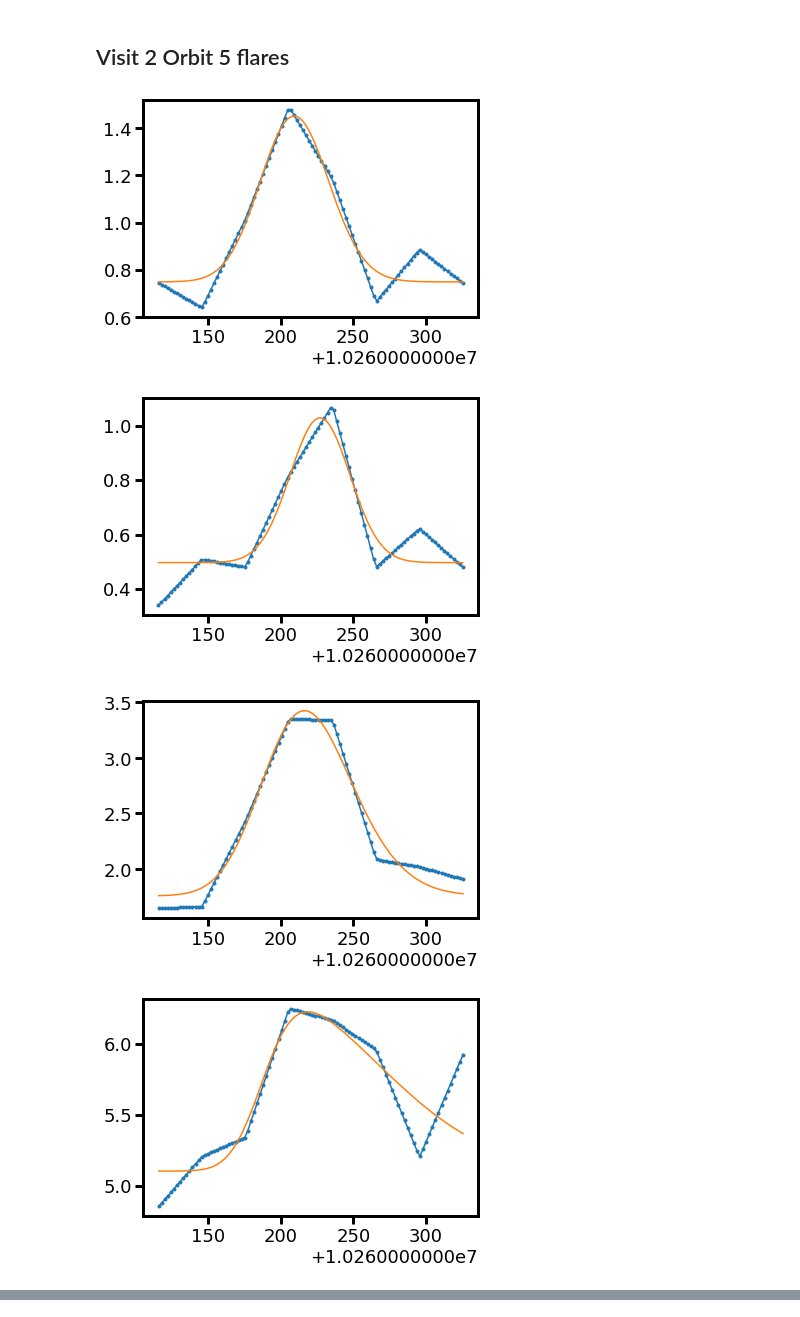
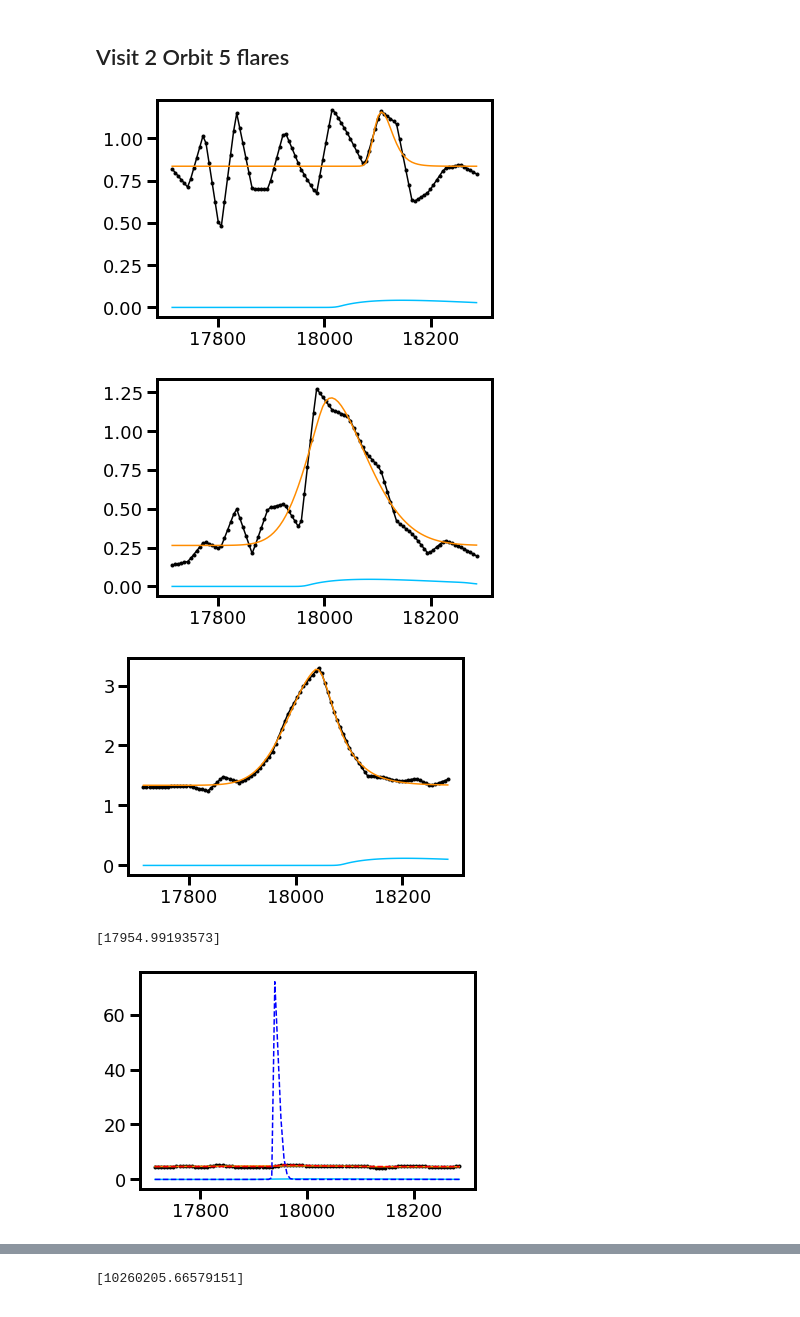
Before and after one commit to afeinstein20/cos_flares, a Jupyter notebook: notebooks/flare_analysis.ipynb, the cells around one changed output, grey strips where cells are left out. Cells and saved outputs as stored; diff of their text form; code cells hidden in the pictures.

```diff
--- a/notebooks/flare_analysis.ipynb
+++ b/notebooks/flare_analysis.ipynb
@@ -11,7 +11,7 @@ from scipy.signal import find_peaks
 import matplotlib.gridspec as gridspec
 from scipy.interpolate import interp1d
 
-COLOR = 'w'
+COLOR = 'k'
 plt.rcParams['font.size'] = 20
 plt.rcParams['text.color'] = COLOR
 plt.rcParams['axes.labelcolor'] = COLOR
@@ -35,8 +35,8 @@ plt.rcParams['text.color'] = COLOR
 plt.rcParams['xtick.color'] = COLOR
 plt.rcParams['ytick.color'] = COLOR
 plt.rcParams['axes.labelcolor'] = COLOR
-plt.rcParams['axes.spines.top'] = False
-plt.rcParams['axes.spines.right'] = False
+plt.rcParams['axes.spines.top'] = True
+plt.rcParams['axes.spines.right'] = True
 plt.rcParams['axes.labelcolor'] = COLOR
 plt.rcParams['axes.edgecolor'] = COLOR
 plt.rcParams['figure.facecolor'] = 'none'
@@ -351,0 +516,7 @@ The autoreload extension is already loaded. To reload it, use:
+# %%
+f = np.zeros(len(fwc.time))
+e = np.zeros(len(fwc.time))
+for i in range(len(fwc.time)):
+    f[i] = np.trapz(fwc.flux[i]*fwc.flux_units, x=fwc.wavelength[i]*units.AA).value
+    e[i] = np.trapz(fwc.flux_err[i]**2*fwc.flux_units,x=fwc.wavelength[i]*units.AA).value
+    e[i] = np.sqrt(e[i]/len(fwc.flux_err[i]))
@@ -481,40 +659,66 @@ plt.yscale('log')
 # %%
 fmodels_25 = []
 
-for j in np.arange(-4,0,1,dtype=int):
+for j in [4,-4,-3,-1]:
     temp_f = []
     temp_l = []
     mask = f_int[j] > 0
 
     for ion in ions:
 
         upsample = np.linspace(fwc.time[mask].min(), fwc.time[mask].max(), 100)
 
         if ion != 'CIII':
             finterp = interp1d(fwc.time[mask], fwc.width_table[ion][mask]/1e-12)
             einterp = interp1d(fwc.time[mask], fwc.error_table[ion][mask]/1e-12)
+            scaling=1e-12
         else:
             finterp = interp1d(fwc.time[mask], fwc.width_table[ion][mask]/1e-11)
             einterp = interp1d(fwc.time[mask], fwc.error_table[ion][mask]/1e-11)
+            scaling=1e-11
 
-        plt.plot(upsample, finterp(upsample), marker='.')
+        plt.plot(upsample, finterp(upsample), 'k', marker='.')
 
         t0, amp = multi_peaks(fwc.time[mask], fwc.width_table[ion][mask])
 
         rise, decay = [10,10,10],[50,50,50]
 
-        out = fwc.fit_flare(ion=ion, mask=mask,  model='skewed gaussian',
-                            eta=t0[:1], omega=[150], alpha=[50],
+        out = fwc.fit_flare(ion=ion, mask=mask,  model='convolved',
+                            eta=t0[:1], omega=[200], alpha=[100], offset=0.5,
+                            amp=amp[:1]/scaling, t0=t0[:1], rise=[10], decay=[50],
                             x=upsample.value, y=finterp(upsample),
                             yerr=einterp(upsample))
 
-        plt.plot(upsample, out[-1].best_fit)
+        plt.plot(upsample, out[-2], color='deepskyblue')
+        plt.plot(upsample, out[-1].best_fit, color='darkorange')
+
+        if out[-1].chisqr > 2 and out[-1].chisqr <= 3:
+            out = fwc.fit_flare(ion=ion, mask=mask,  model='convolved',
+                            eta=t0[:1], omega=[200], alpha=[50], offset=1,
+                            amp=amp[:1]/scaling*1000, t0=t0[:1], rise=[10], decay=[50],
+                            x=upsample.value, y=finterp(upsample),
+                            yerr=einterp(upsample))
+            plt.plot(upsample, out[-2], '--', color='yellow')
+            plt.plot(upsample, out[-1].best_fit, '--', color='green')
+            print(out[-1].chisqr)
+
+        if out[-1].chisqr > 3:
+            print(t0[:1])
+            out = fwc.fit_flare(ion=ion, mask=mask,  model='skewed gaussian',
+                            eta=t0[:1]-20, omega=[10], alpha=[20], offset=1,
+                            amp=amp[:1]/scaling*10, t0=t0[:1]-20, rise=[5], decay=[50],
+                            x=upsample.value, y=finterp(upsample),
+                            yerr=einterp(upsample))
+            plt.plot(upsample, out[-2], '--', color='blue')
+            plt.plot(upsample, out[-1].best_fit, '--', color='red')
+
         temp_f.append(out)
         plt.show()
 
     fmodels_25.append(temp_f)
 # %% [output]
-[figure, old version]
+[figure, new version]
-[figure, old version]
+[figure, new version]
-[figure, old version]
+[figure, new version]
+[17954.99193573]
-[figure, old version]
+[figure, new version]
@@ -524,0 +729 @@ for j in np.arange(-4,0,1,dtype=int):
+[10260205.66579151]
```
Also changed, not shown: parts of 24 cells of this notebook, 3 other files.
